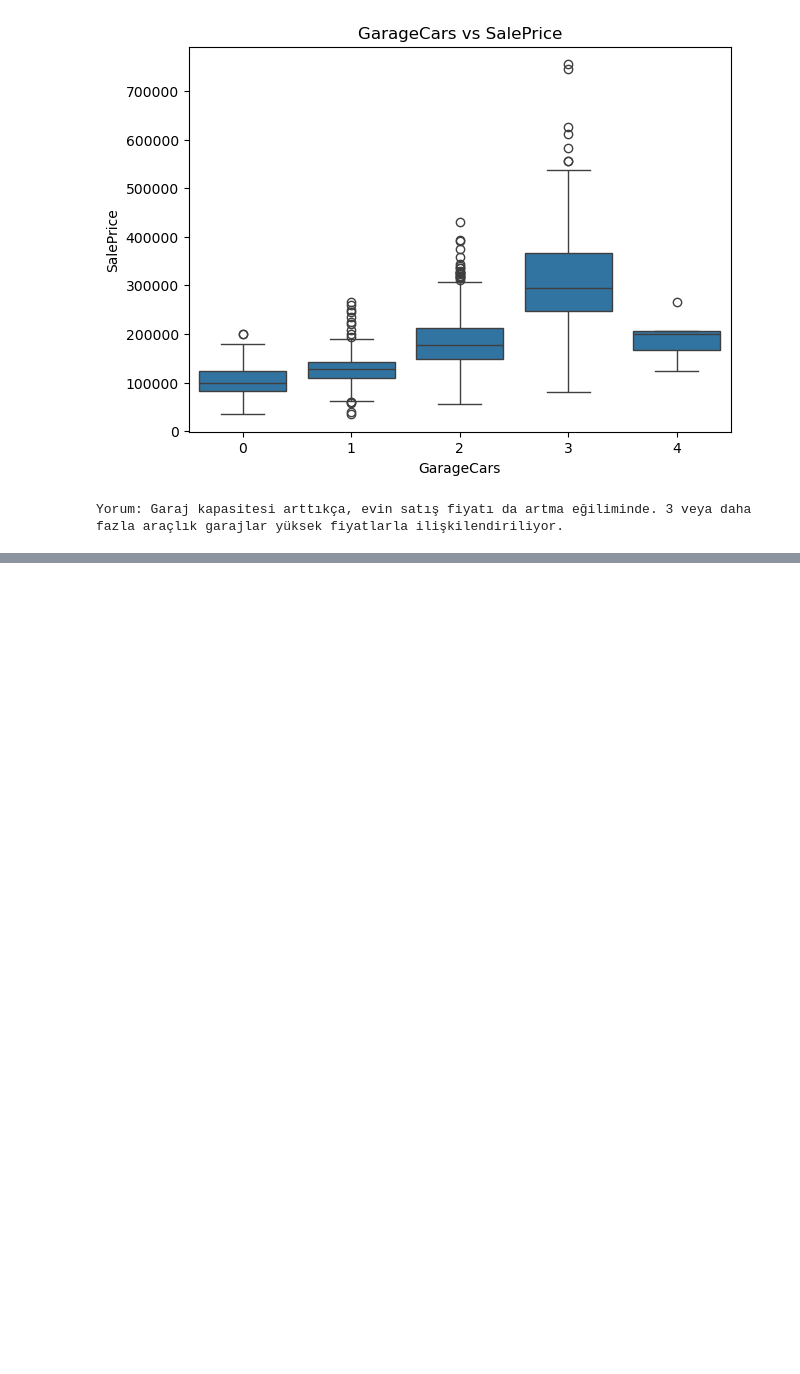
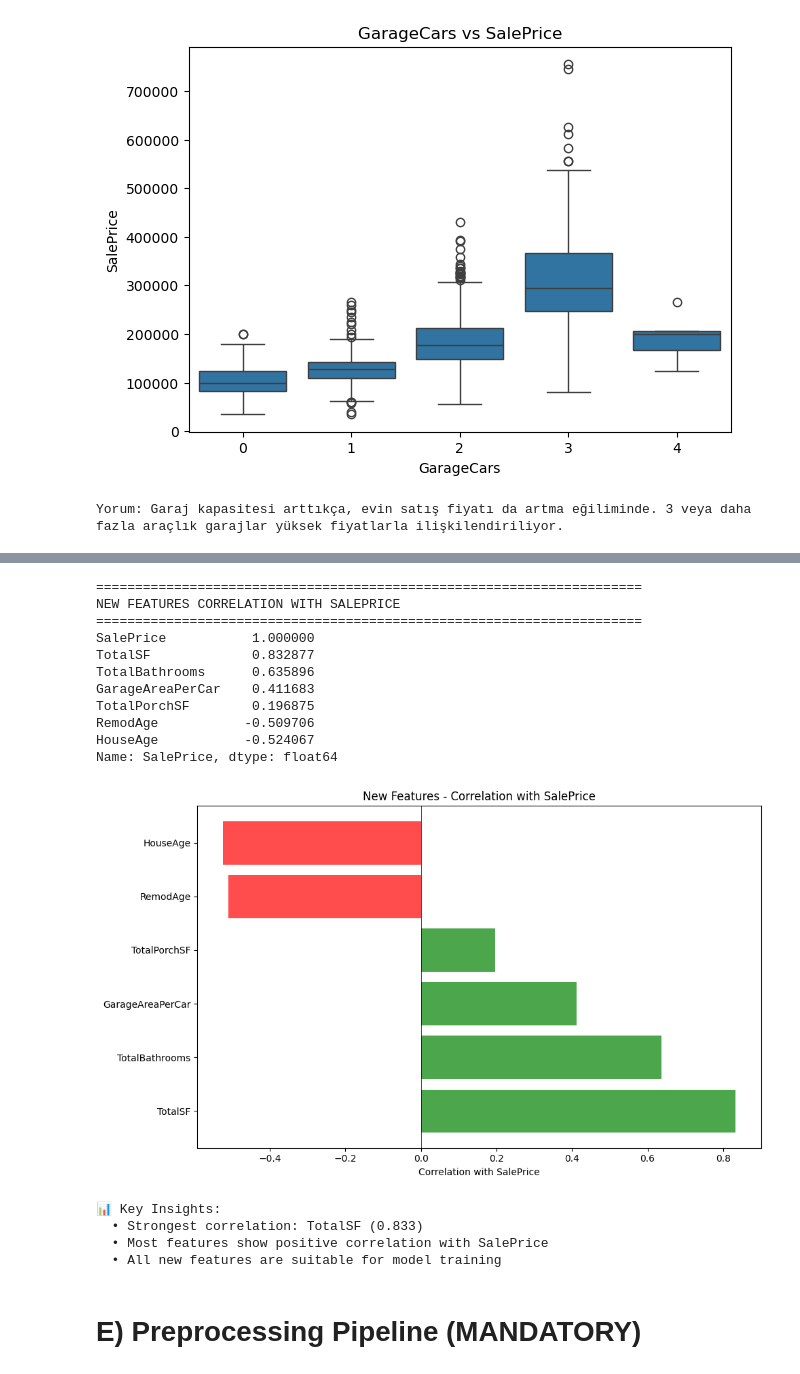
Before and after one commit to AbdullahMart/AI_Engineering_Week_3, a Jupyter notebook: Week3_HousePrices_Team1.ipynb, the cells around one changed output, grey strips where cells are left out. Cells and saved outputs as stored; diff of their text form; code cells hidden in the pictures; blank space fills up the shorter version.

```diff
--- a/Week3_HousePrices_Team1.ipynb
+++ b/Week3_HousePrices_Team1.ipynb
@@ -275,0 +611,46 @@ Yorum: Garaj kapasitesi arttıkça, evin satış fiyatı da artma eğiliminde. 3
+# %%
+# Visualize the correlations of new features with SalePrice
+new_features = ['TotalSF', 'HouseAge', 'RemodAge', 'TotalBathrooms', 'TotalPorchSF', 'GarageAreaPerCar']
+
+print("\n" + "=" * 70)
+print("NEW FEATURES CORRELATION WITH SALEPRICE")
+print("=" * 70)
+
+corr_with_price = train_df[new_features + ['SalePrice']].corr()['SalePrice'].sort_values(ascending=False)
+print(corr_with_price)
+
+# Visualize correlations
+plt.figure(figsize=(10, 6))
+corr_values = train_df[new_features].corrwith(train_df['SalePrice']).sort_values(ascending=False)
+colors = ['green' if x > 0 else 'red' for x in corr_values.values]
+plt.barh(range(len(corr_values)), corr_values.values, color=colors, alpha=0.7)
+plt.yticks(range(len(corr_values)), corr_values.index)
+plt.xlabel('Correlation with SalePrice')
+plt.title('New Features - Correlation with SalePrice')
+plt.axvline(x=0, color='black', linestyle='-', linewidth=0.5)
+plt.tight_layout()
+plt.show()
+
+print("\n📊 Key Insights:")
+print(f"  • Strongest correlation: {corr_values.idxmax()} ({corr_values.max():.3f})")
+print(f"  • Most features show positive correlation with SalePrice")
+print(f"  • All new features are suitable for model training")
+# %% [output]
+======================================================================
+NEW FEATURES CORRELATION WITH SALEPRICE
+======================================================================
+SalePrice           1.000000
+TotalSF             0.832877
+TotalBathrooms      0.635896
+GarageAreaPerCar    0.411683
+TotalPorchSF        0.196875
+RemodAge           -0.509706
+HouseAge           -0.524067
+Name: SalePrice, dtype: float64
+[figure, added]
+📊 Key Insights:
+  • Strongest correlation: TotalSF (0.833)
+  • Most features show positive correlation with SalePrice
+  • All new features are suitable for model training
+# %% [markdown]
+# **E) Preprocessing Pipeline (MANDATORY)**
```
Also changed, not shown: parts of 22 cells of this notebook.
